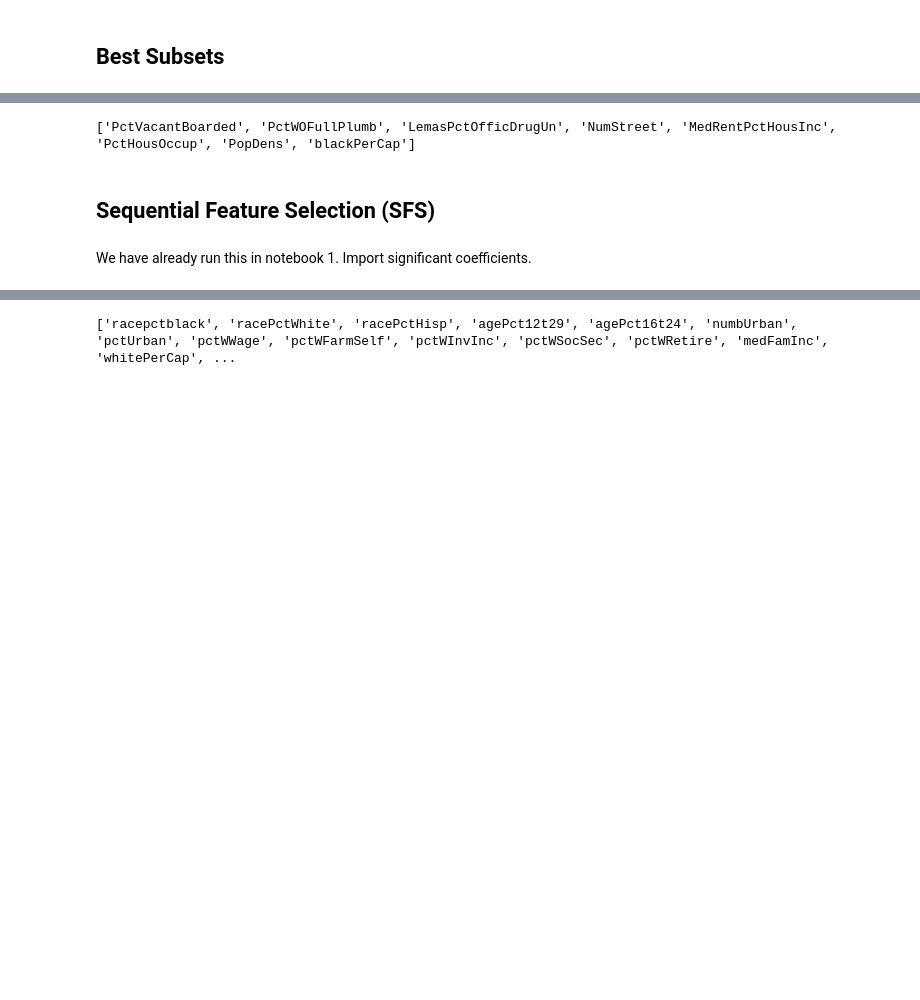
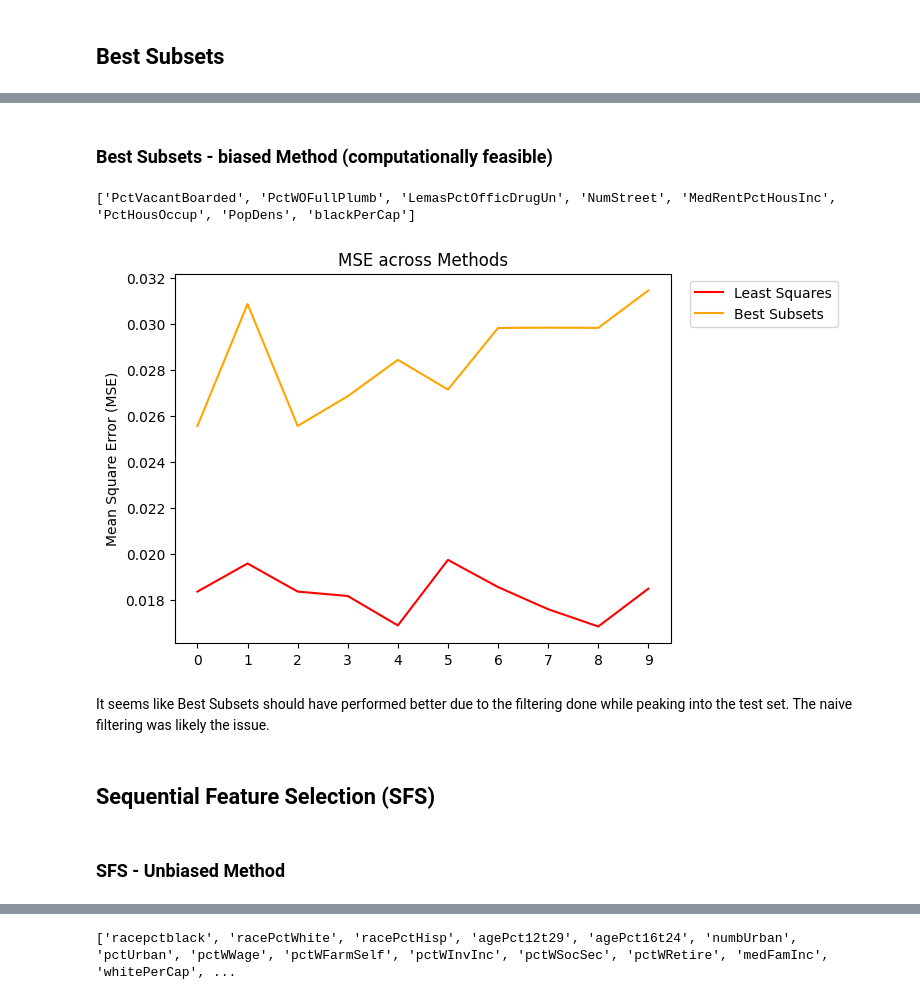
Before and after one commit to dimitris-markopoulos/CrimePredictor-ML, a Jupyter notebook: 3_HyperparameterTuning&Eval.ipynb, the cells around one changed output, grey strips where cells are left out. Saved outputs shown, nothing was run; the diff lists cells and outputs as text; code cells hidden in the pictures; blank space fills up the shorter version.

```diff
--- a/3_HyperparameterTuning&Eval.ipynb
+++ b/3_HyperparameterTuning&Eval.ipynb
@@ -135 +236,3 @@ We have already run this in notebook 1.  Import these variables and fit a LS mod
+# %% [markdown]
+### Best Subsets - biased Method (computationally feasible)
 # %%
@@ -157,4 +272,15 @@ methods_mse['Best Subsets'] = BestSubests_mse
+# %%
+plt.plot(methods_mse['Least Squares'].values(), label = 'Least Squares', color = 'red')
+plt.plot(methods_mse['Best Subsets'].values(), label = 'Best Subsets', color = 'orange')
+plt.ylabel('Mean Square Error (MSE)')
+plt.title('MSE across Methods')
+plt.legend(loc='upper right', bbox_to_anchor=(1.35, 1));
+plt.xticks(range(0, 10, 1));
+# %% [output]
+[figure, added]
+# %% [markdown]
+It seems like Best Subsets should have performed better due to the filtering done while peaking into the test set.  The naive filtering was likely the issue.
 # %% [markdown]
 ## Sequential Feature Selection (SFS)
-# %% [markdown]
-We have already run this in notebook 1.  Import significant coefficients.
+# %% [markdown]
+### SFS - Unbiased Method
```
Also changed, not shown: parts of 49 cells of this notebook.
